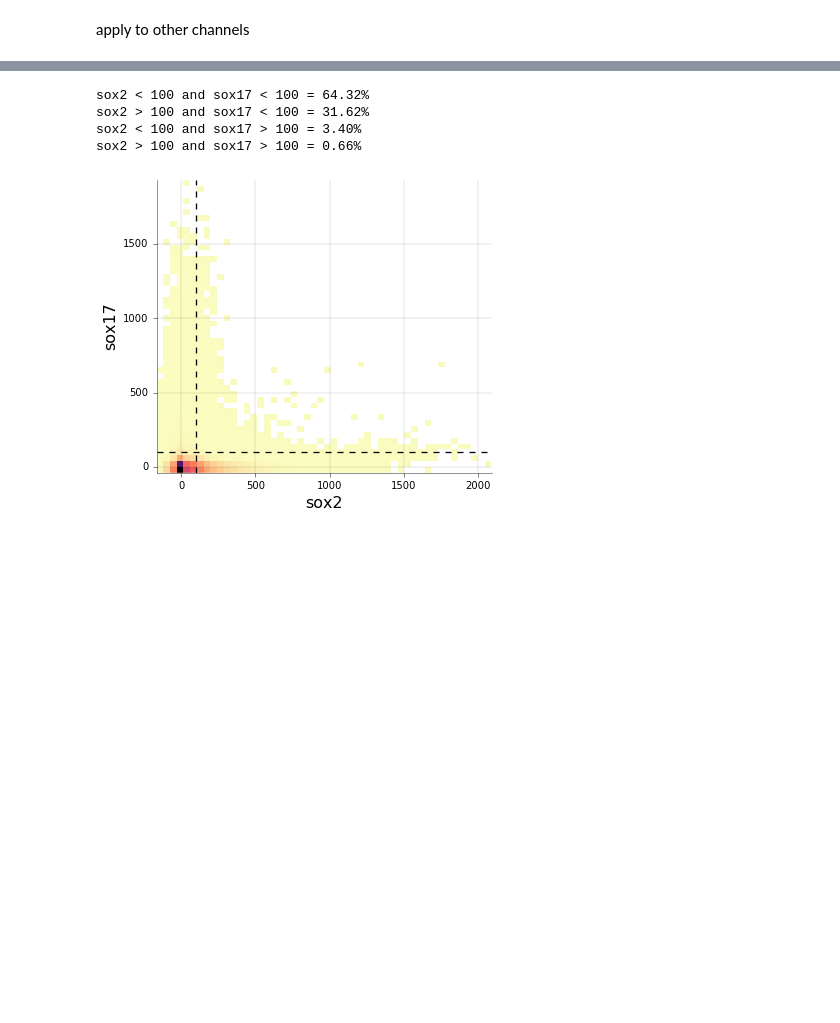
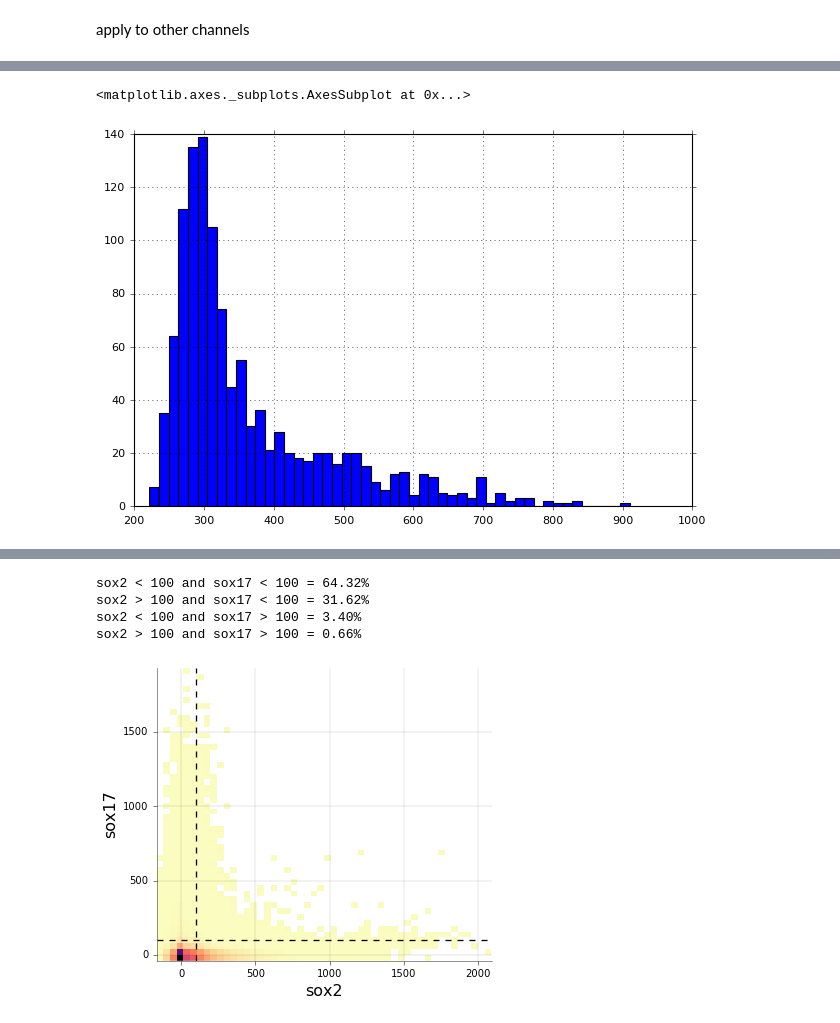
Before and after one commit to jjmetzger/stemcell_segmentation, a Jupyter notebook: watershed3d.ipynb, the cells around one changed output, grey strips where cells are left out. Cells and saved outputs as stored; diff of their text form; code cells hidden in the pictures; blank space fills up the shorter version.

```diff
--- a/watershed3d.ipynb
+++ b/watershed3d.ipynb
@@ -98,3 +120,8 @@ w.df.head()
+# %%
+w.df['sox2'].hist(bins=50)
+# %% [output]
+<matplotlib.axes._subplots.AxesSubplot at 0x...>
+[figure, added]
 # %%
 watershed3d.dot_plot(w, 'sox2', color_range=[0,1000000], r_limit=300)
 # %% [output]
```
Also changed, not shown: parts of 16 cells of this notebook, 1 other file.
